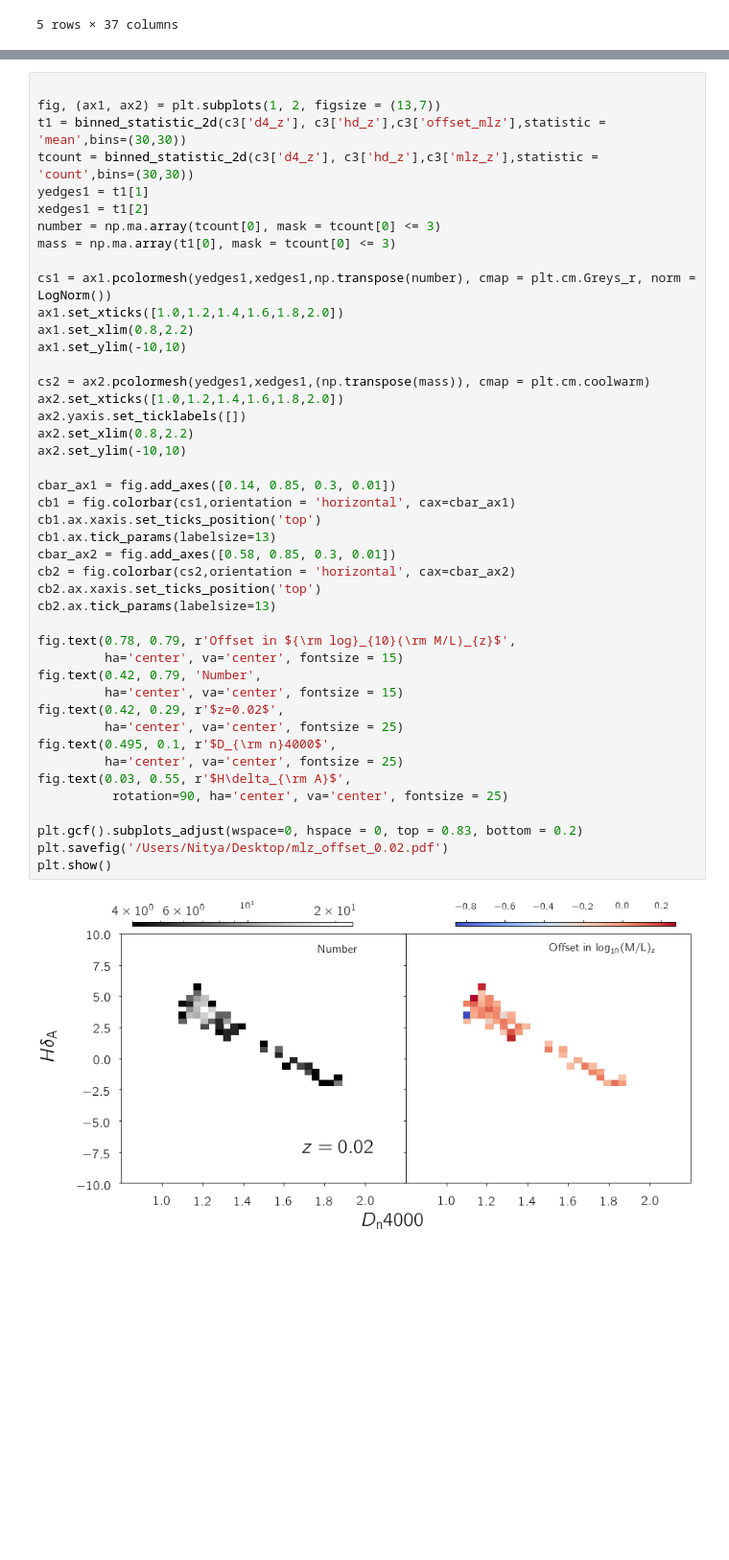
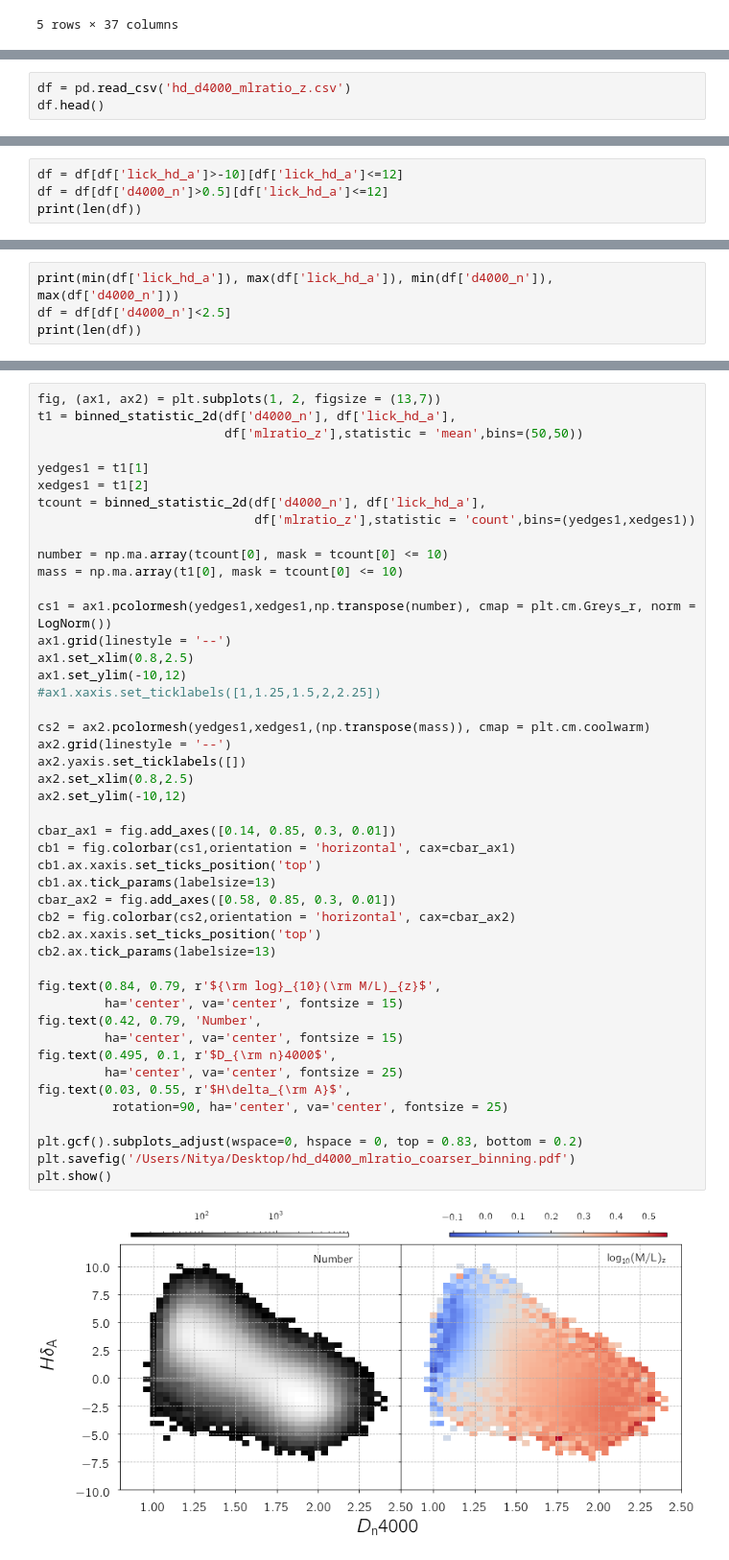
Before and after one commit to nityamd/MaNGA_Masses, a Jupyter notebook: notebooks/7. Mass-to-light Ratio Offsets.ipynb, the cells around one changed output, grey strips where cells are left out. Shown: that part at 96% size. Saved outputs shown, nothing was run; the diff lists cells and outputs as text; blank space fills up the shorter version.

```diff
--- a/notebooks/7. Mass-to-light Ratio Offsets.ipynb
+++ b/notebooks/7. Mass-to-light Ratio Offsets.ipynb
@@ -131,0 +337,3 @@ len(c3[np.isnan(c3['mlz_z'])==True])
+# %%
+df = pd.read_csv('hd_d4000_mlratio_z.csv')
+df.head()
@@ -131,0 +348,4 @@ len(c3[np.isnan(c3['mlz_z'])==True])
+# %%
+df = df[df['lick_hd_a']>-10][df['lick_hd_a']<=12]
+df = df[df['d4000_n']>0.5][df['lick_hd_a']<=12]
+print(len(df))
@@ -131,0 +354,4 @@ len(c3[np.isnan(c3['mlz_z'])==True])
+# %%
+print(min(df['lick_hd_a']), max(df['lick_hd_a']), min(df['d4000_n']), max(df['d4000_n']))
+df = df[df['d4000_n']<2.5]
+print(len(df))
@@ -132,46 +361,48 @@ len(c3[np.isnan(c3['mlz_z'])==True])
 # %%
+fig, (ax1, ax2) = plt.subplots(1, 2, figsize = (13,7))
+t1 = binned_statistic_2d(df['d4000_n'], df['lick_hd_a'],
+                         df['mlratio_z'],statistic = 'mean',bins=(50,50))
 
-fig, (ax1, ax2) = plt.subplots(1, 2, figsize = (13,7))
-t1 = binned_statistic_2d(c3['d4_z'], c3['hd_z'],c3['offset_mlz'],statistic = 'mean',bins=(30,30))
-tcount = binned_statistic_2d(c3['d4_z'], c3['hd_z'],c3['mlz_z'],statistic = 'count',bins=(30,30))
 yedges1 = t1[1]
 xedges1 = t1[2]
-number = np.ma.array(tcount[0], mask = tcount[0] <= 3)
-mass = np.ma.array(t1[0], mask = tcount[0] <= 3)
+tcount = binned_statistic_2d(df['d4000_n'], df['lick_hd_a'],
+                             df['mlratio_z'],statistic = 'count',bins=(yedges1,xedges1))
+
+number = np.ma.array(tcount[0], mask = tcount[0] <= 10)
+mass = np.ma.array(t1[0], mask = tcount[0] <= 10)
 
 cs1 = ax1.pcolormesh(yedges1,xedges1,np.transpose(number), cmap = plt.cm.Greys_r, norm = LogNorm())
-ax1.set_xticks([1.0,1.2,1.4,1.6,1.8,2.0])
-ax1.set_xlim(0.8,2.2)
-ax1.set_ylim(-10,10)
+ax1.grid(linestyle = '--')
+ax1.set_xlim(0.8,2.5)
+ax1.set_ylim(-10,12)
+#ax1.xaxis.set_ticklabels([1,1.25,1.5,2,2.25])
 
 cs2 = ax2.pcolormesh(yedges1,xedges1,(np.transpose(mass)), cmap = plt.cm.coolwarm)
-ax2.set_xticks([1.0,1.2,1.4,1.6,1.8,2.0])
+ax2.grid(linestyle = '--')
 ax2.yaxis.set_ticklabels([])
-ax2.set_xlim(0.8,2.2)
-ax2.set_ylim(-10,10)
+ax2.set_xlim(0.8,2.5)
+ax2.set_ylim(-10,12)
 
 cbar_ax1 = fig.add_axes([0.14, 0.85, 0.3, 0.01])
 cb1 = fig.colorbar(cs1,orientation = 'horizontal', cax=cbar_ax1)
 cb1.ax.xaxis.set_ticks_position('top')
 cb1.ax.tick_params(labelsize=13)
 cbar_ax2 = fig.add_axes([0.58, 0.85, 0.3, 0.01])
 cb2 = fig.colorbar(cs2,orientation = 'horizontal', cax=cbar_ax2)
 cb2.ax.xaxis.set_ticks_position('top')
 cb2.ax.tick_params(labelsize=13)
 
-fig.text(0.78, 0.79, r'Offset in ${\rm log}_{10}(\rm M/L)_{z}$',
+fig.text(0.84, 0.79, r'${\rm log}_{10}(\rm M/L)_{z}$',
          ha='center', va='center', fontsize = 15)
 fig.text(0.42, 0.79, 'Number',
          ha='center', va='center', fontsize = 15)
-fig.text(0.42, 0.29, r'$z=0.02$',
-         ha='center', va='center', fontsize = 25)
 fig.text(0.495, 0.1, r'$D_{\rm n}4000$',
          ha='center', va='center', fontsize = 25)
 fig.text(0.03, 0.55, r'$H\delta_{\rm A}$',
           rotation=90, ha='center', va='center', fontsize = 25)
 
 plt.gcf().subplots_adjust(wspace=0, hspace = 0, top = 0.83, bottom = 0.2)
-plt.savefig('/Users/Nitya/Desktop/mlz_offset_0.02.pdf')
+plt.savefig('/Users/Nitya/Desktop/hd_d4000_mlratio_coarser_binning.pdf')
 plt.show()
 # %% [output]
-[figure, old version]
+[figure, new version]
```
Also changed, not shown: parts of 20 cells of this notebook.
